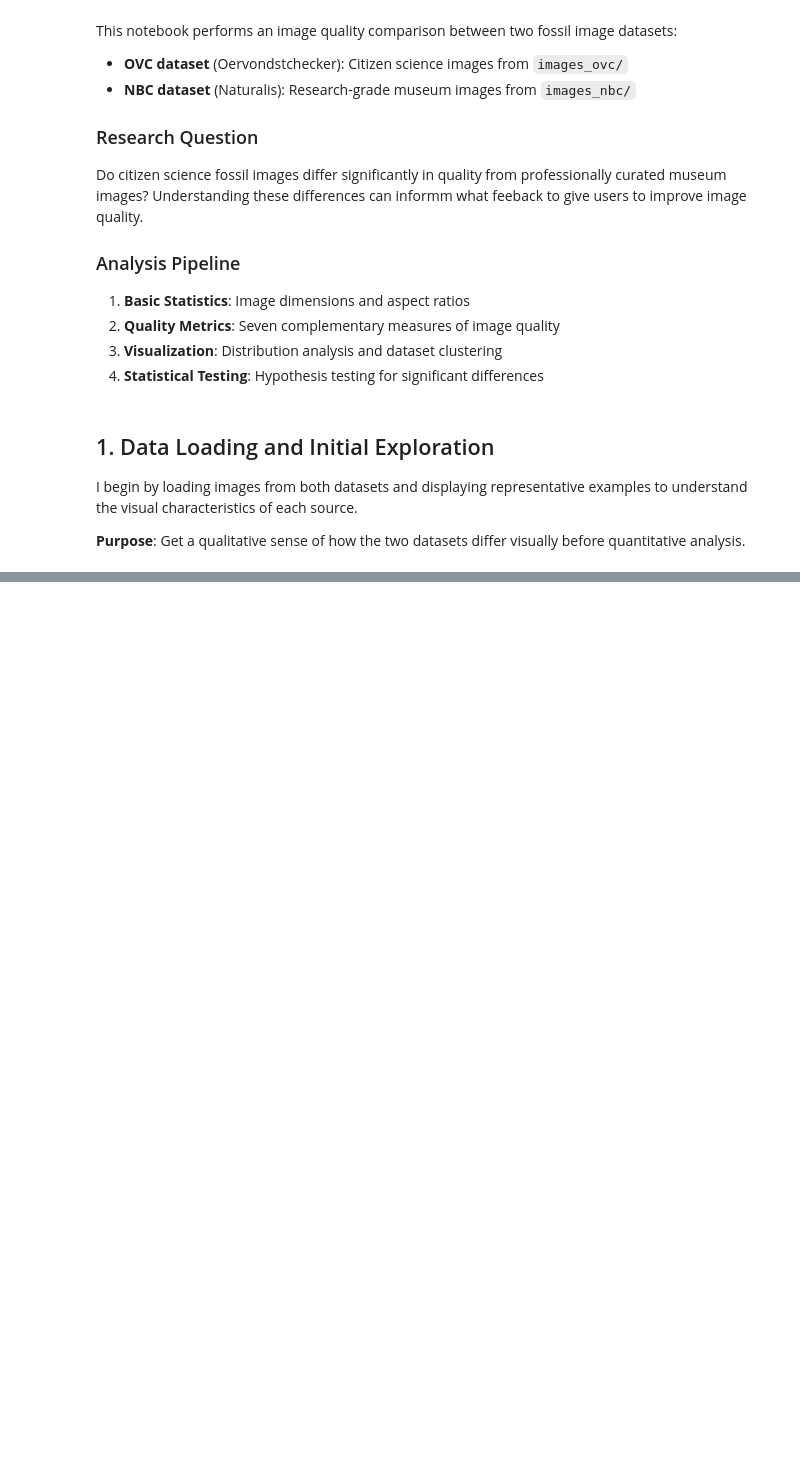
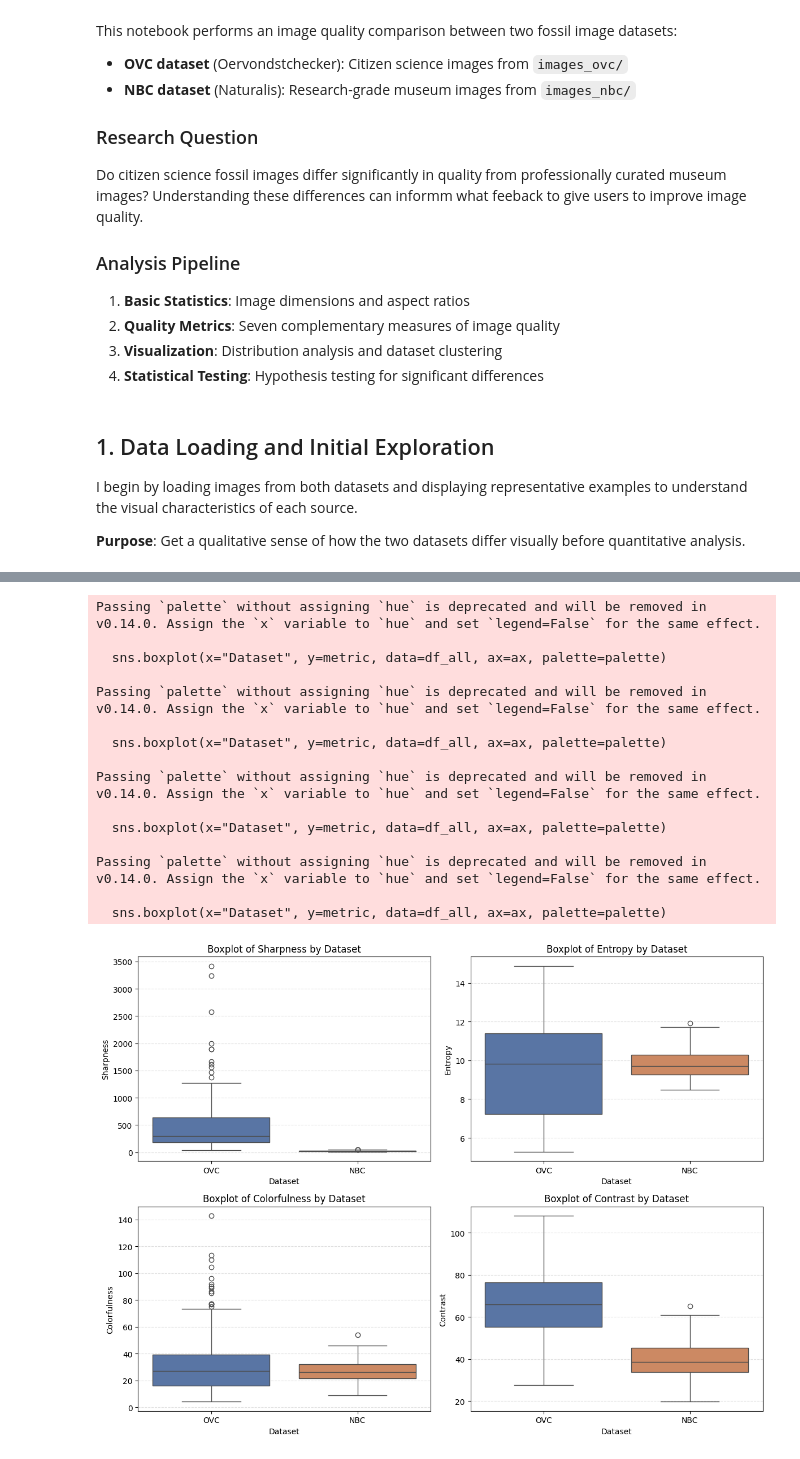
Before and after one commit to MeganSpielberg/fossil-ai-feedback, a Jupyter notebook: image_quality_assessment/general_image_quality.ipynb, the cells around one changed output, grey strips where cells are left out. Saved outputs shown, nothing was run; the diff lists cells and outputs as text; code cells hidden in the pictures; blank space fills up the shorter version.

```diff
--- a/image_quality_assessment/general_image_quality.ipynb
+++ b/image_quality_assessment/general_image_quality.ipynb
@@ -409,9 +433,31 @@ for m in metrics_names:
-# %%
-# --- Single boxplots for each metric ---
-for metric in metrics_names:
-    plt.figure(figsize=(7,5))
-    sns.boxplot(x="Dataset", y=metric, data=df_all, palette="Set2")
-    plt.title(f"{metric} Distribution by Dataset")
-    plt.ylabel(metric)
-    plt.grid(True, axis="y")
-    plt.show()
+# %%
+# Boxplots for each metric by dataset
+fig, axes = plt.subplots(2, 2, figsize=(12, 9))
+axes = axes.flatten()
+
+palette = ["#4C72B0", "#DD8452"]  # OVC blue, NBC orange
+
+for ax, metric in zip(axes, metrics_names):
+    sns.boxplot(x="Dataset", y=metric, data=df_all, ax=ax, palette=palette)
+    ax.set_title(f"Boxplot of {metric} by Dataset")
+    ax.grid(axis="y", linestyle="--", alpha=0.4)
+
+plt.tight_layout()
+plt.show()
+# %% [output]
+Passing `palette` without assigning `hue` is deprecated and will be removed in v0.14.0. Assign the `x` variable to `hue` and set `legend=False` for the same effect.
+
+  sns.boxplot(x="Dataset", y=metric, data=df_all, ax=ax, palette=palette)
+
+Passing `palette` without assigning `hue` is deprecated and will be removed in v0.14.0. Assign the `x` variable to `hue` and set `legend=False` for the same effect.
+
+  sns.boxplot(x="Dataset", y=metric, data=df_all, ax=ax, palette=palette)
+
+Passing `palette` without assigning `hue` is deprecated and will be removed in v0.14.0. Assign the `x` variable to `hue` and set `legend=False` for the same effect.
+
+  sns.boxplot(x="Dataset", y=metric, data=df_all, ax=ax, palette=palette)
+
+Passing `palette` without assigning `hue` is deprecated and will be removed in v0.14.0. Assign the `x` variable to `hue` and set `legend=False` for the same effect.
+
+  sns.boxplot(x="Dataset", y=metric, data=df_all, ax=ax, palette=palette)
+[figure, added]
```
Also changed, not shown: parts of 32 cells of this notebook, 3 other files.
